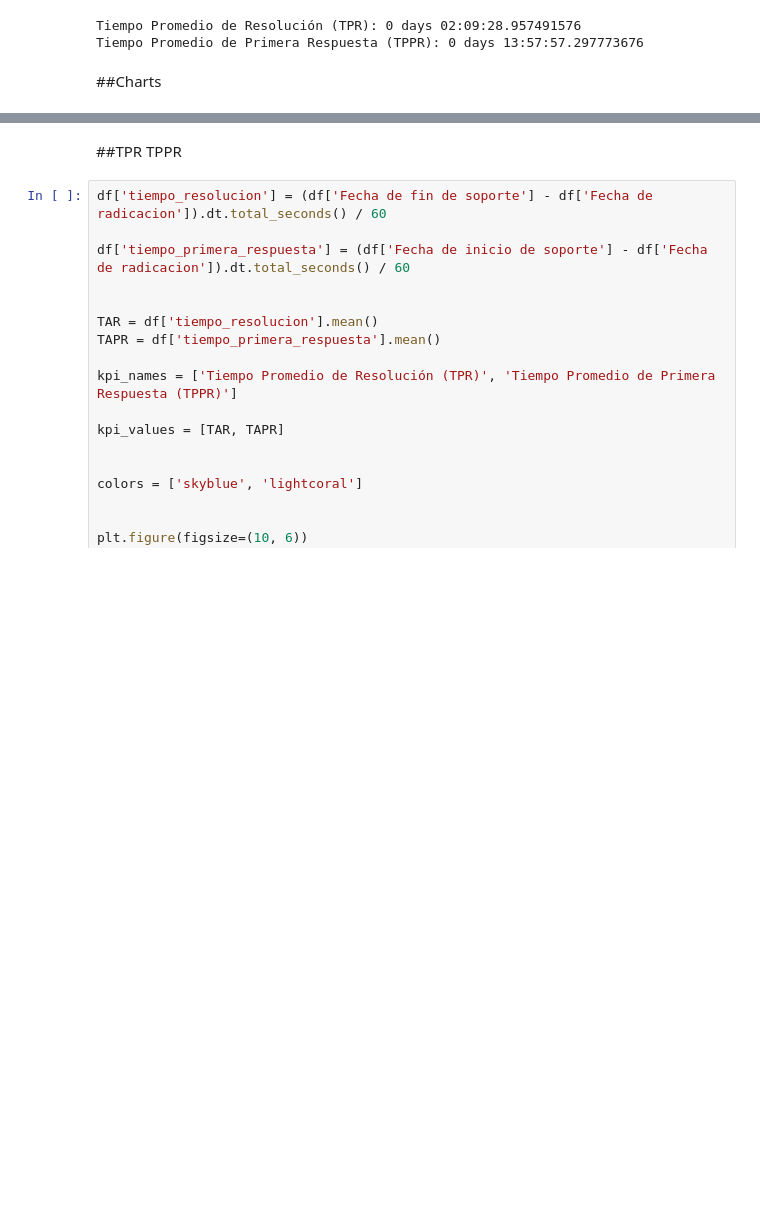
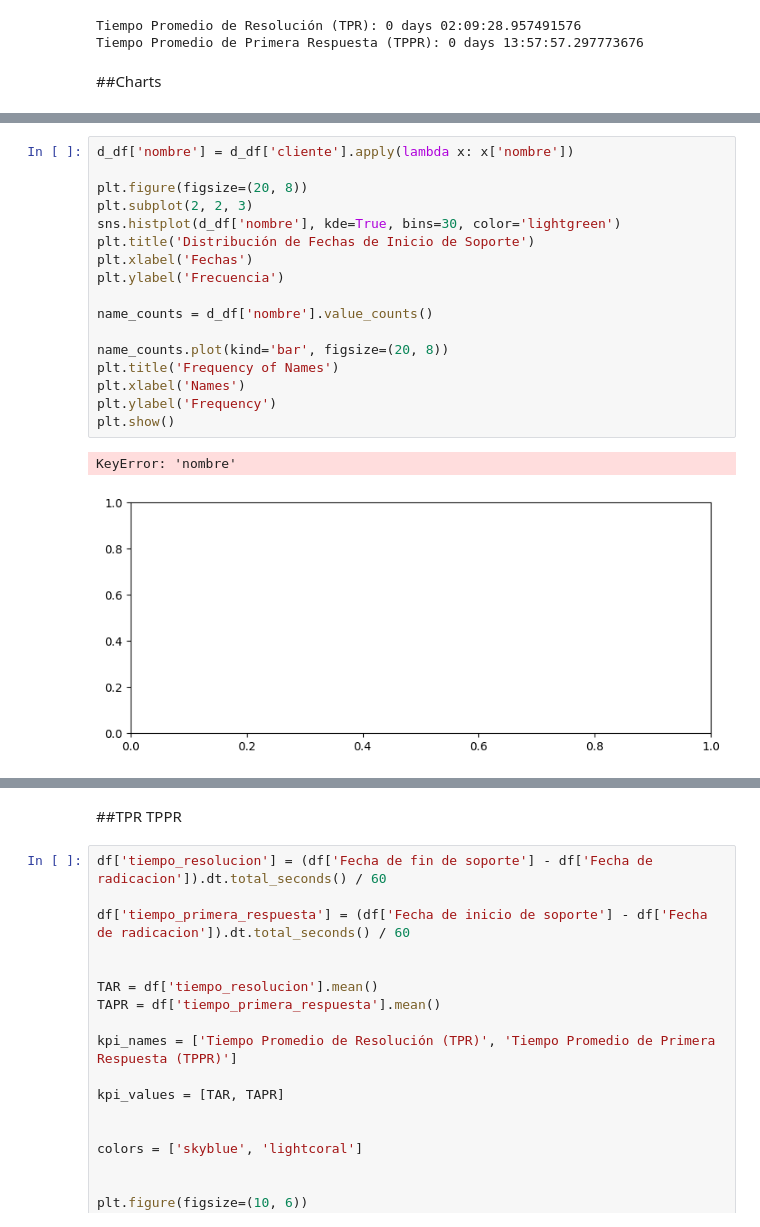
Before and after one commit to SEBASBELMOS/KPI-Tech, a Jupyter notebook: KPI_TECH-PY.ipynb, the cells around one changed output, grey strips where cells are left out. Drawn from its saved outputs; the diff is of its cells as text; blank space fills up the shorter version.

```diff
--- a/KPI_TECH-PY.ipynb
+++ b/KPI_TECH-PY.ipynb
@@ -159,2 +178,22 @@ Text(0, 0.5, 'Frecuencia')
+# %%
+d_df['nombre'] = d_df['cliente'].apply(lambda x: x['nombre'])
+
+plt.figure(figsize=(20, 8))
+plt.subplot(2, 2, 3)
+sns.histplot(d_df['nombre'], kde=True, bins=30, color='lightgreen')
+plt.title('Distribución de Fechas de Inicio de Soporte')
+plt.xlabel('Fechas')
+plt.ylabel('Frecuencia')
+
+name_counts = d_df['nombre'].value_counts()
+
+name_counts.plot(kind='bar', figsize=(20, 8))
+plt.title('Frequency of Names')
+plt.xlabel('Names')
+plt.ylabel('Frequency')
+plt.show()
+# %% [output]
+KeyError: 'nombre'
+[figure, added]
 # %%
 plt.figure(figsize=(20, 8))
```
Also changed, not shown: parts of 10 cells of this notebook, 4 other files.
